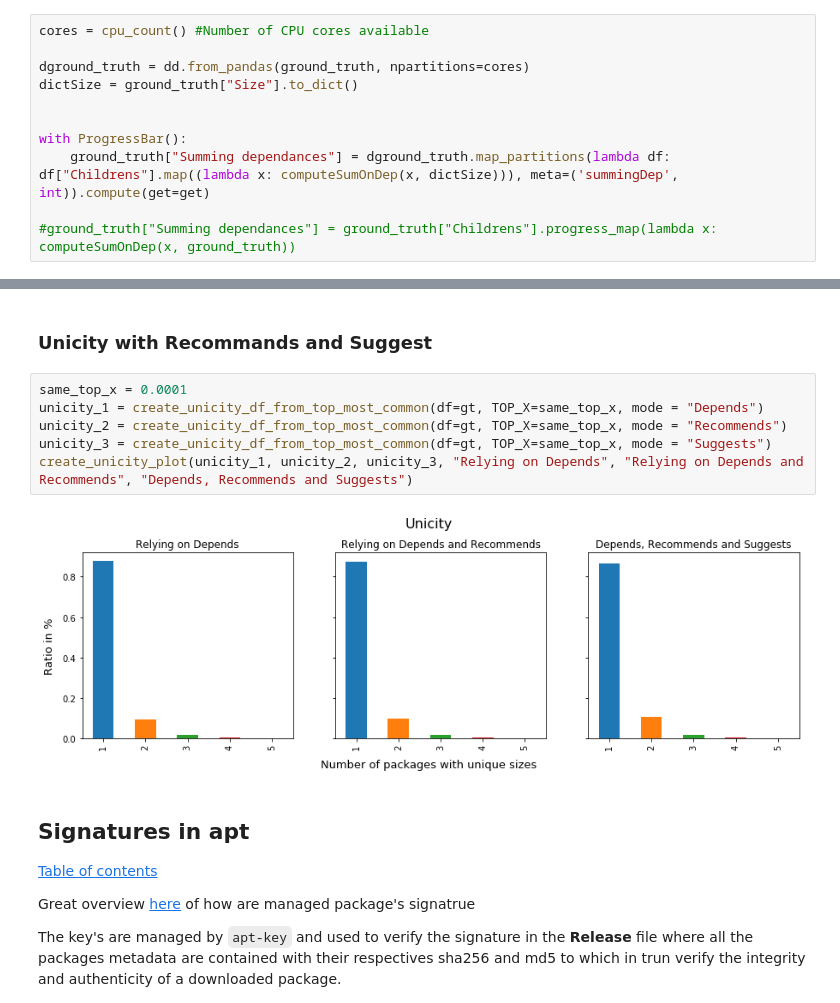
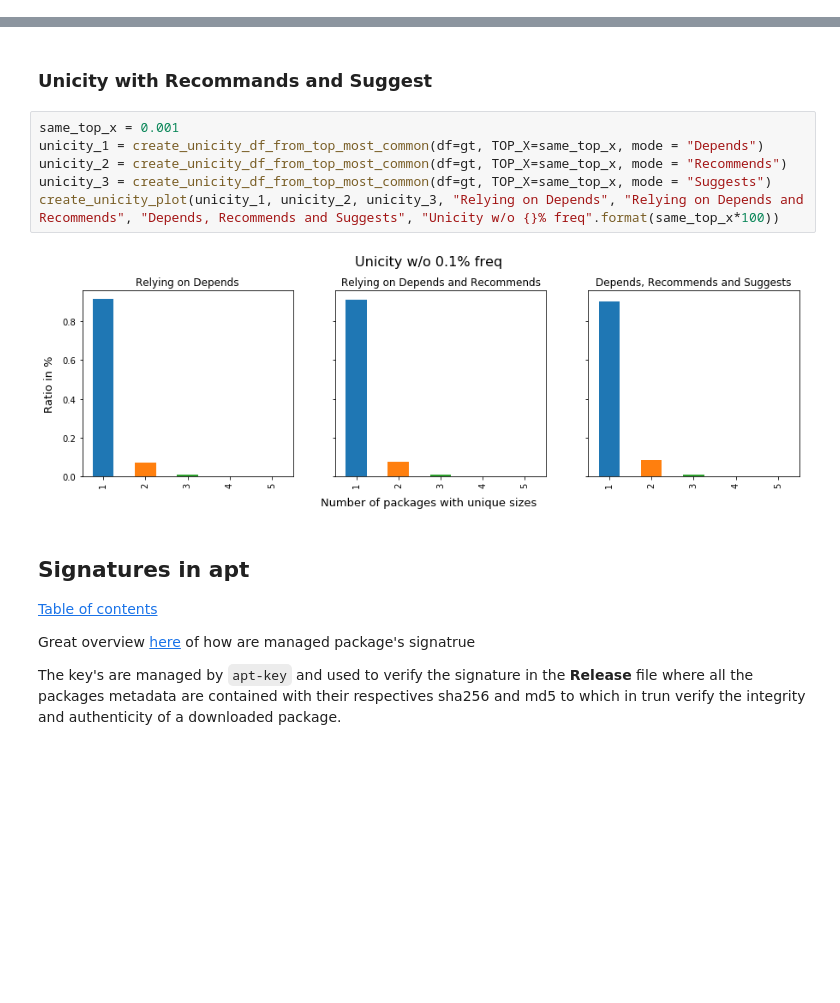
Before and after one commit to alex35469/fingerpatch, a Jupyter notebook: attack/Attack_vizualization.ipynb, the cells around one changed output, grey strips where cells are left out. Drawn from its saved outputs; the diff is of its cells as text; blank space fills up the shorter version.

```diff
--- a/attack/Attack_vizualization.ipynb
+++ b/attack/Attack_vizualization.ipynb
@@ -781,14 +781,3 @@ min          1.000000
 75%         64.000000
 max       1109.000000
 Name: ChildrensLen2, dtype: float64
-# %%
-cores = cpu_count() #Number of CPU cores available
-
-dground_truth = dd.from_pandas(ground_truth, npartitions=cores)
-dictSize = ground_truth["Size"].to_dict()
-
-
-with ProgressBar():
-    ground_truth["Summing dependances"] = dground_truth.map_partitions(lambda df: df["Childrens"].map((lambda x: computeSumOnDep(x, dictSize))), meta=('summingDep', int)).compute(get=get)
-
-#ground_truth["Summing dependances"] = ground_truth["Childrens"].progress_map(lambda x: computeSumOnDep(x, ground_truth))
@@ -1817,13 +1975,13 @@ uniqueness.map(lambda x : x/total).head()"""
 # %% [markdown]
 ### Unicity with Recommands and Suggest
 # %%
-same_top_x = 0.0001
+same_top_x = 0.001
 unicity_1 = create_unicity_df_from_top_most_common(df=gt, TOP_X=same_top_x, mode = "Depends")
 unicity_2 = create_unicity_df_from_top_most_common(df=gt, TOP_X=same_top_x, mode = "Recommends")
 unicity_3 = create_unicity_df_from_top_most_common(df=gt, TOP_X=same_top_x, mode = "Suggests")
-create_unicity_plot(unicity_1, unicity_2, unicity_3, "Relying on Depends", "Relying on Depends and Recommends", "Depends, Recommends and Suggests")
+create_unicity_plot(unicity_1, unicity_2, unicity_3, "Relying on Depends", "Relying on Depends and Recommends", "Depends, Recommends and Suggests", "Unicity w/o {}% freq".format(same_top_x*100))
 # %% [output]
-[figure, old version]
+[figure, new version]
 # %% [markdown]
 <a id = "signatures"></a>
 ## Signatures in apt
```
Also changed, not shown: parts of 19 cells of this notebook, 3 other files.
